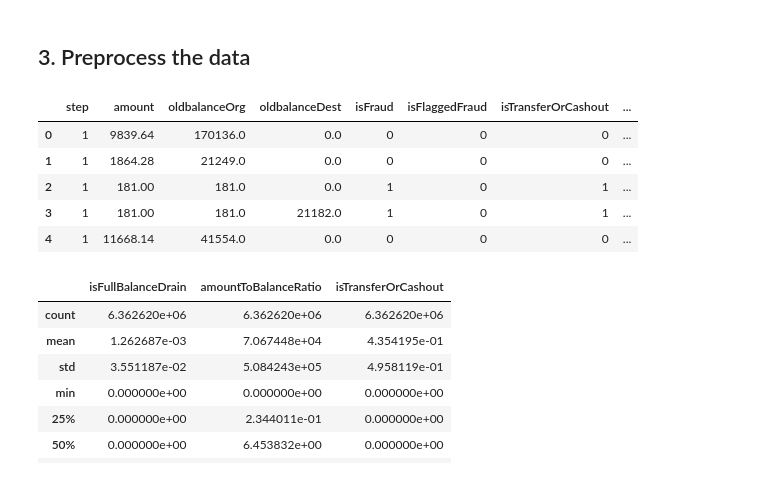
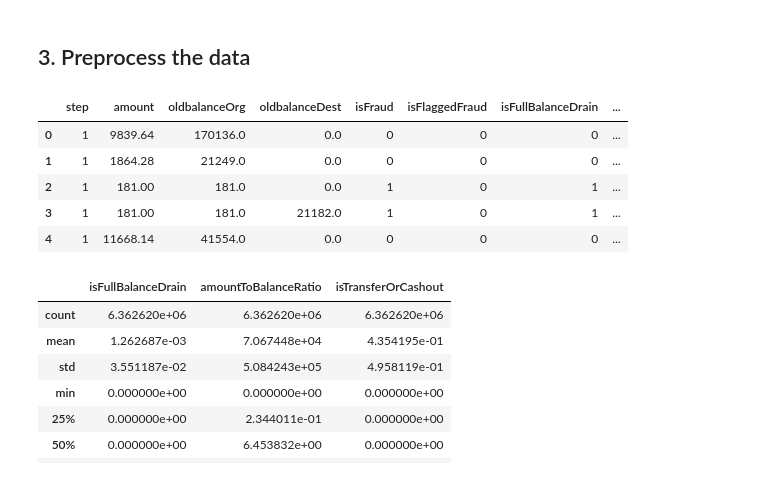
Before and after one commit to devendrav2324-netizen/online_fraud_detection_system, a Jupyter notebook: fraud_detection.ipynb, the cells around one changed output. Saved outputs shown, nothing was run; the diff lists cells and outputs as text; code cells hidden in the pictures.

```diff
--- a/fraud_detection.ipynb
+++ b/fraud_detection.ipynb
@@ -86,15 +85,15 @@ plt.show()
 # %%
 df_encoded = pd.get_dummies(df, columns=['type'], drop_first=True)
 
 df_encoded = df_encoded.drop(columns=[
     'nameOrig', 'nameDest',
     'newbalanceOrig', 'newbalanceDest',   # leaky: zeroed out post-fraud
-    'errorBalanceOrig', 'errorBalanceDest'  # derived from leaky columns, drop these too
+   # 'errorBalanceOrig', 'errorBalanceDest'  # derived from leaky columns, drop these too
 ])
 
 df_encoded.head()
 # %% [output]
-|  | step | amount | oldbalanceOrg | oldbalanceDest | isFraud | isFlaggedFraud | isTransferOrCashout | ... |
+|  | step | amount | oldbalanceOrg | oldbalanceDest | isFraud | isFlaggedFraud | isFullBalanceDrain | ... |
 | 0 | 1 | 9839.64 | 170136.0 | 0.0 | 0 | 0 | 0 | ... |
 | 1 | 1 | 1864.28 | 21249.0 | 0.0 | 0 | 0 | 0 | ... |
 | 2 | 1 | 181.00 | 181.0 | 0.0 | 1 | 0 | 1 | ... |
```
Also changed, not shown: parts of 6 cells of this notebook, 5 other files.
